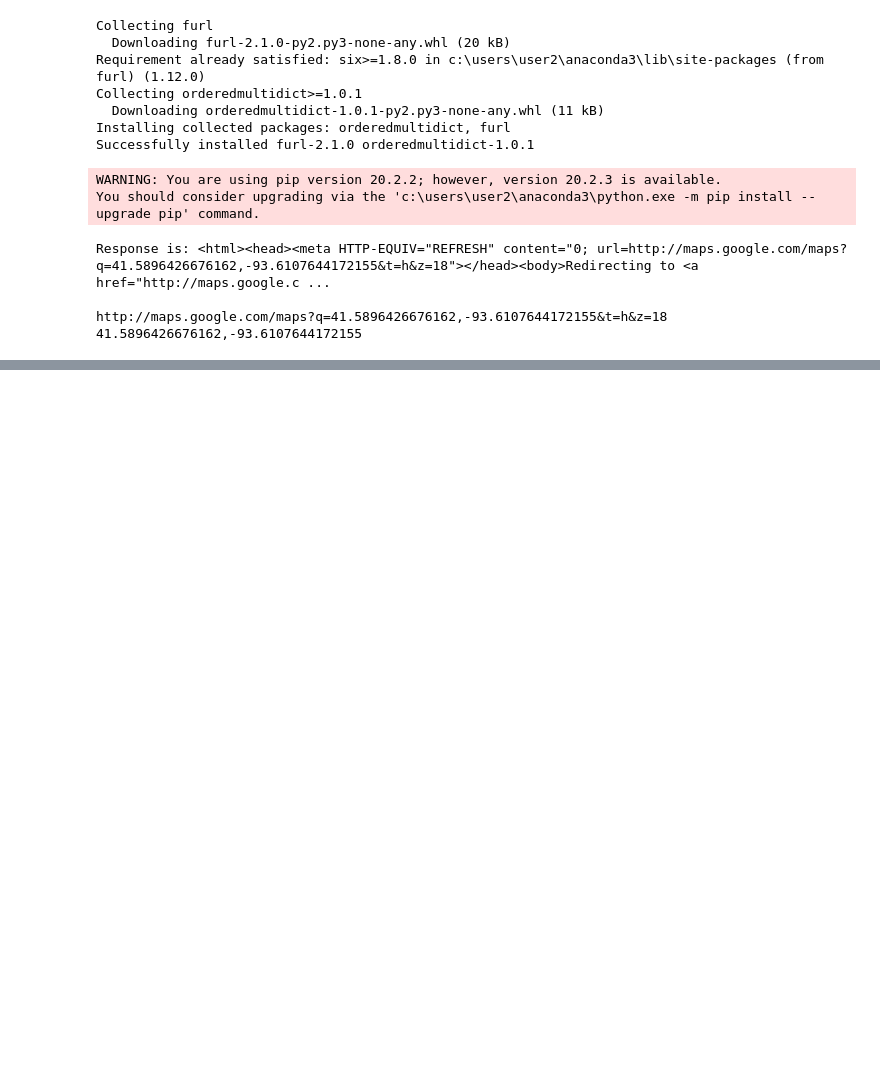
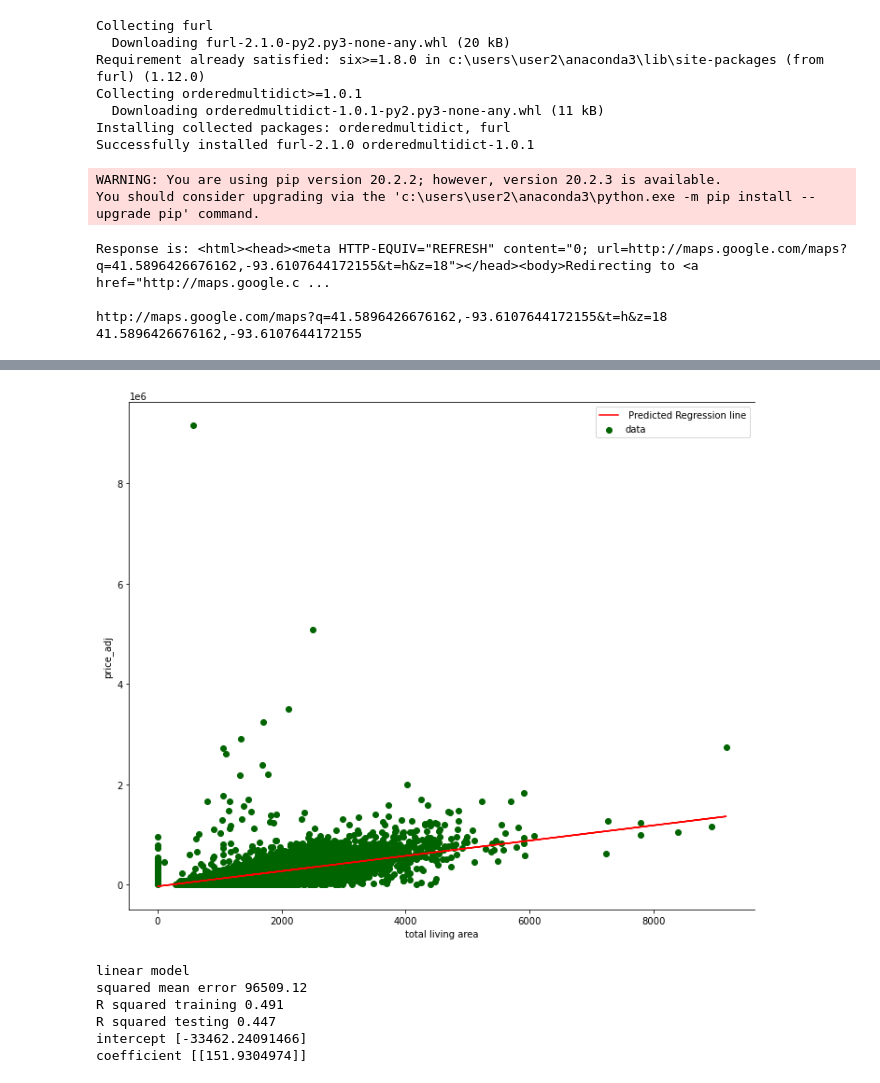
Before and after one commit to sobryan/BAIS6040-project-g13, a Jupyter notebook: data-import.ipynb, the cells around one changed output, grey strips where cells are left out. Saved outputs shown, nothing was run; the diff lists cells and outputs as text; code cells hidden in the pictures; blank space fills up the shorter version.

```diff
--- a/data-import.ipynb
+++ b/data-import.ipynb
@@ -95,0 +737,11 @@ http://maps.google.com/maps?q=41.5896426676162,-93.6107644172155&t=h&z=18
+# %%
+# combine and fill in the 2019,2020 values with non-adjusted price
+df4 = pd.concat([df_need_adj,df_2020])
+# df4.to_csv("./data/test.csv")
+print(df4['price_adj'].isnull().sum())
+print(df_2020.shape[0])
+# df4['price_adj'].fillna(df4['price'])
+df4.price_adj = df4.price_adj.fillna(value=df4.price)
+print(df4['price_adj'].isnull().sum())
+# finally replace our working object with the transformed object
+df3 = df4
@@ -95,0 +770,7 @@ http://maps.google.com/maps?q=41.5896426676162,-93.6107644172155&t=h&z=18
+# %%
+train_data,test_data=train_test_split(df3,train_size=0.8,random_state=3)
+reg=linear_model.LinearRegression()
+x_train=np.array(train_data['total_living_area']).reshape(-1,1)
+y_train=np.array(train_data['price_adj']).reshape(-1,1)
+# %%
+reg.fit(x_train,y_train)
@@ -95,0 +779,11 @@ http://maps.google.com/maps?q=41.5896426676162,-93.6107644172155&t=h&z=18
+# %%
+x_test=np.array(test_data['total_living_area']).reshape(-1,1)
+y_test=np.array(test_data['price_adj']).reshape(-1,1)
+pred=reg.predict(x_test)
+print('linear model')
+mean_squared_error=metrics.mean_squared_error(y_test,pred)
+print('Sqaured mean error', round(np.sqrt(mean_squared_error),2))
+print('R squared training',round(reg.score(x_train,y_train),3))
+print('R sqaured testing',round(reg.score(x_test,y_test),3) )
+print('intercept',reg.intercept_)
+print('coefficient',reg.coef_)
@@ -95,0 +812,36 @@ http://maps.google.com/maps?q=41.5896426676162,-93.6107644172155&t=h&z=18
+# %%
+_, ax = plt.subplots(figsize= (12, 10))
+plt.scatter(x_test, y_test, color= 'darkgreen', label = 'data')
+plt.plot(x_test, reg.predict(x_test), color='red', label= ' Predicted Regression line')
+plt.xlabel('total living area')
+plt.ylabel('price_adj')
+plt.legend()
+plt.gca().spines['right'].set_visible(False)
+plt.gca().spines['right'].set_visible(False)
+# %% [output]
+[figure, added]
+# %%
+train_data,test_data=train_test_split(
+df3,train_size=0.8,random_state=3)
+reg=linear_model.LinearRegression()
+x_train=np.array(train_data['total_living_area']).reshape(-1,1)
+t_train=np.array(train_data['price_adj']).reshape(-1,1)
+reg.fit(x_train,y_train)
+
+x_test=np.array(test_data['total_living_area']).reshape(-1,1)
+y_test=np.array(test_data['price_adj']).reshape(-1,1)
+pred=reg.predict(x_test)
+print('linear model')
+mean_squared_error=metrics.mean_squared_error(y_test,pred)
+print('squared mean error',round(np.sqrt(mean_squared_error),2))
+print('R squared training',round(reg.score(x_train,y_train),3))
+print('R squared testing',round(reg.score(x_test,y_test),3))
+print('intercept',reg.intercept_)
+print('coefficient',reg.coef_)
+# %% [output]
+linear model
+squared mean error 96509.12
+R squared training 0.491
+R squared testing 0.447
+intercept [-33462.24091466]
+coefficient [[151.9304974]]
```
Also changed, not shown: parts of 52 cells of this notebook, 16 other files.
